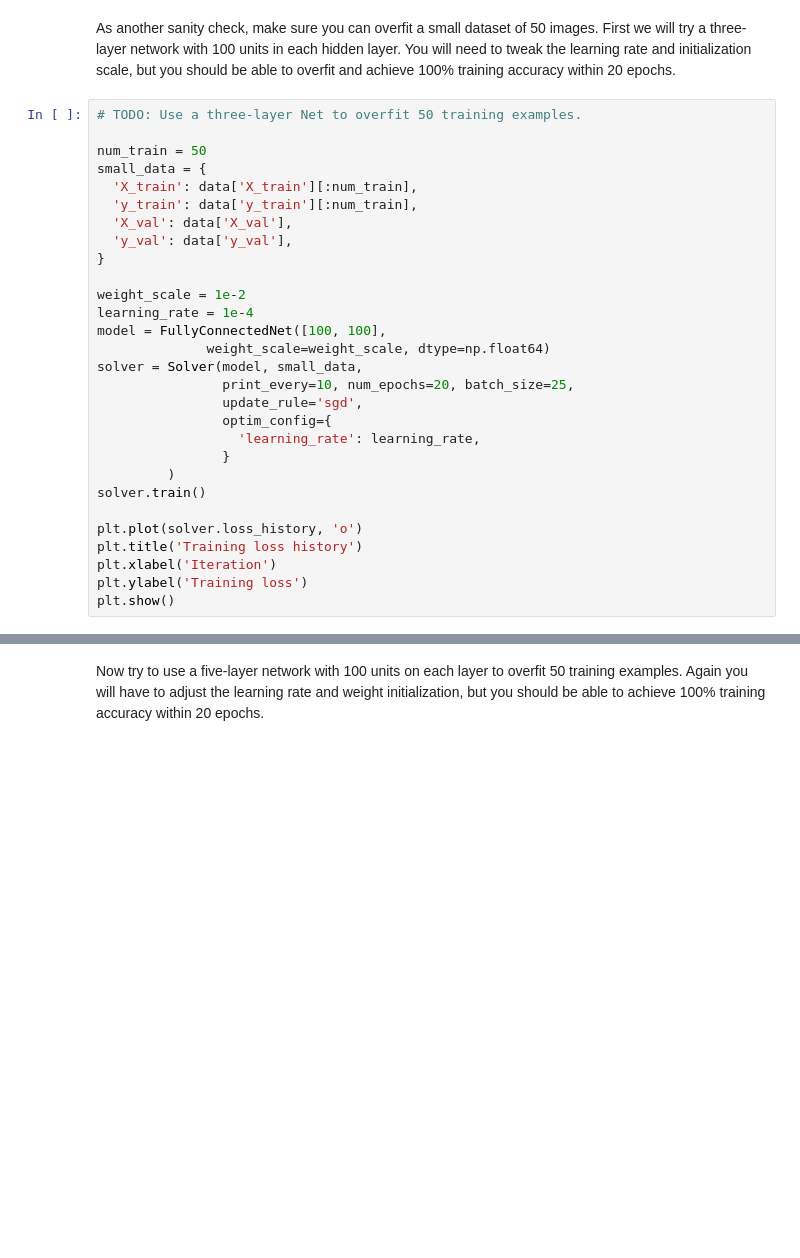
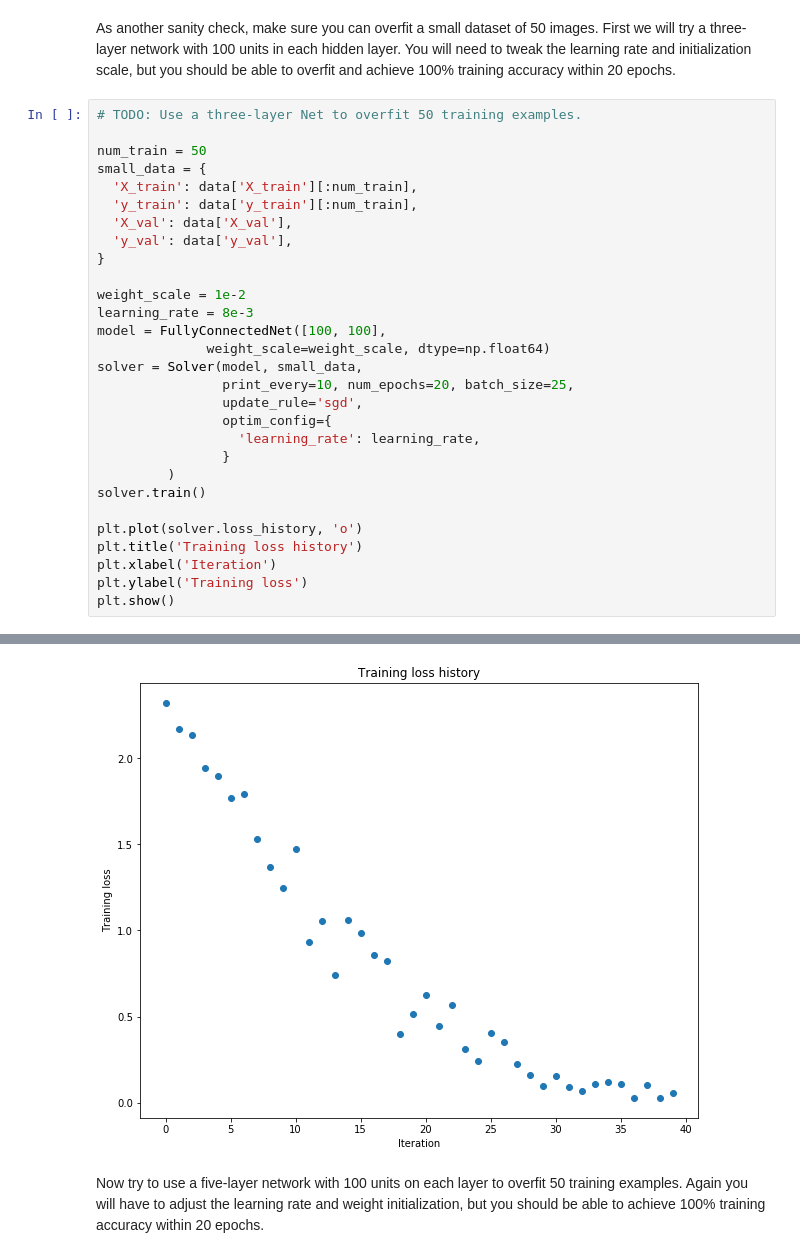
Before and after one commit to maoyichun/CS231n_assignments, a Jupyter notebook: assignment2/FullyConnectedNets.ipynb, the cells around one changed output, grey strips where cells are left out. Saved outputs shown, nothing was run; the diff lists cells and outputs as text; blank space fills up the shorter version.

```diff
--- a/assignment2/FullyConnectedNets.ipynb
+++ b/assignment2/FullyConnectedNets.ipynb
@@ -409,7 +426,7 @@ small_data = {
 }
 
 weight_scale = 1e-2
-learning_rate = 1e-4
+learning_rate = 8e-3
 model = FullyConnectedNet([100, 100],
               weight_scale=weight_scale, dtype=np.float64)
 solver = Solver(model, small_data,
@@ -426,3 +443,4 @@ plt.title('Training loss history')
 plt.xlabel('Iteration')
 plt.ylabel('Training loss')
 plt.show()
+# %% [output]
@@ -429,3 +464,4 @@ plt.show()
+[figure, added]
 # %% [markdown]
 Now try to use a five-layer network with 100 units on each layer to overfit 50 training examples. Again you will have to adjust the learning rate and weight initialization, but you should be able to achieve 100% training accuracy within 20 epochs.
 # %%
```
Also changed, not shown: parts of 6 cells of this notebook, 1 other file.
